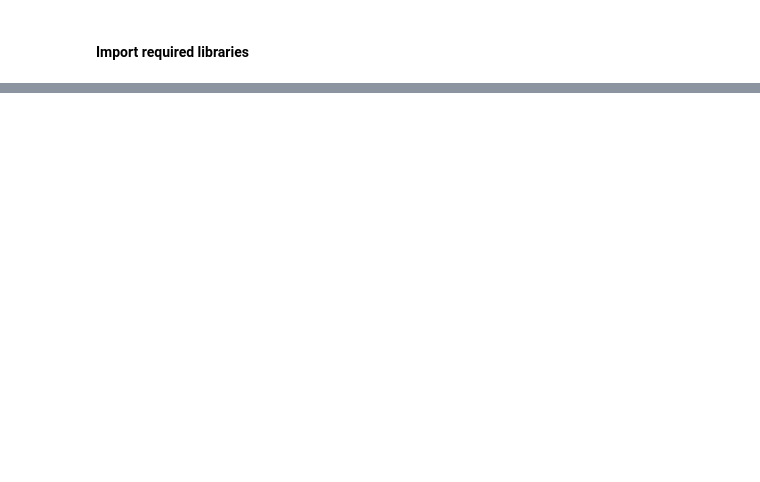
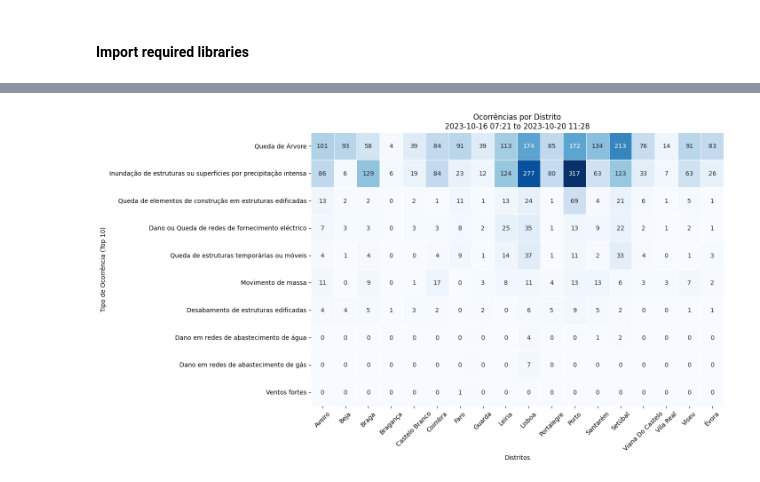
Before and after one commit to JorgeMiguelGomes/fma-analysis-vostpt, a Jupyter notebook: VOSTPT_FMA_ANALYSIS.ipynb, the cells around one changed output, grey strips where cells are left out. Drawn from its saved outputs; the diff is of its cells as text; code cells hidden in the pictures; blank space fills up the shorter version.

```diff
--- a/VOSTPT_FMA_ANALYSIS.ipynb
+++ b/VOSTPT_FMA_ANALYSIS.ipynb
@@ -478,0 +101,11 @@ plt.show()
+# %%
+# Define the call to the API
+url_bar="https://api.fogos.pt/v2/incidents/search?all=1&after=2023-10-16&limit=30000"
+# Get response from the API
+response = requests.get(url_bar)
+# Get the json content from the response
+json = response.json()
+# Create a pandas dataframe
+raw_data = pd.json_normalize(json,'data')
+# This is necessary to set the date of the dataset to local time
+raw_data['date_time']=pd.to_datetime(raw_data['date'] + ' '+raw_data['hour'],format='%d-%m-%Y %H:%M')
@@ -478,0 +128,9 @@ plt.show()
+# %%
+# Get the current time
+current_time = datetime.now()
+
+# Calculate the time for x hours ago
+hours_ago = current_time - timedelta(hours=4)
+
+# Filter the dataframe
+data = data[data['date_time'] > hours_ago]
@@ -478,0 +350,27 @@ plt.show()
+# %%
+# Calculate the frequency of each 'natureza' for each district
+natureza_district_crosstab = pd.crosstab(incident_data_full['natureza'], incident_data_full['district'])
+
+# Get the top 10 'natureza' types
+top_naturezas = incident_data_full['natureza'].value_counts().nlargest(10).index
+
+# Filter the crosstab for only the top 10 'natureza' types
+top_natureza_district_crosstab = natureza_district_crosstab.loc[top_naturezas]
+
+
+# Create the heatmap
+plt.figure(figsize=(12, 8))
+sns.heatmap(top_natureza_district_crosstab, annot=True, fmt="d", cmap='Blues', linewidths=.5,cbar=False)
+
+# Set the labels
+plt.xlabel('Distritos')
+plt.ylabel('Tipo de Ocorrência (Top 10)')
+plt.title(f'Ocorrências por Distrito\n{start_date_str} to {end_date_str}', loc='center')
+plt.xticks(rotation=45)
+plt.yticks(rotation=0)
+# Save the plot for dissemination
+filename=f'distrito_high_res_{end_date_str}.png'
+plt.savefig(filename, dpi=300, bbox_inches='tight')
+files.download(filename)
+plt.show()
+# %% [output]
@@ -478,0 +379 @@ plt.show()
+[figure, added]
```
Also changed, not shown: parts of 87 cells of this notebook.
